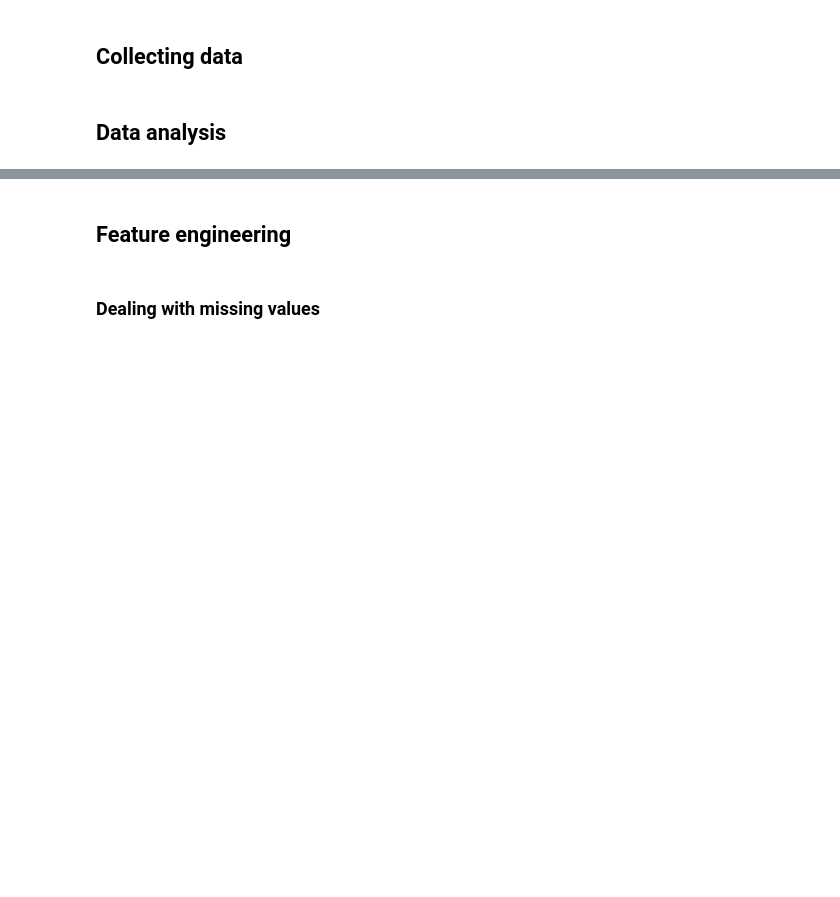
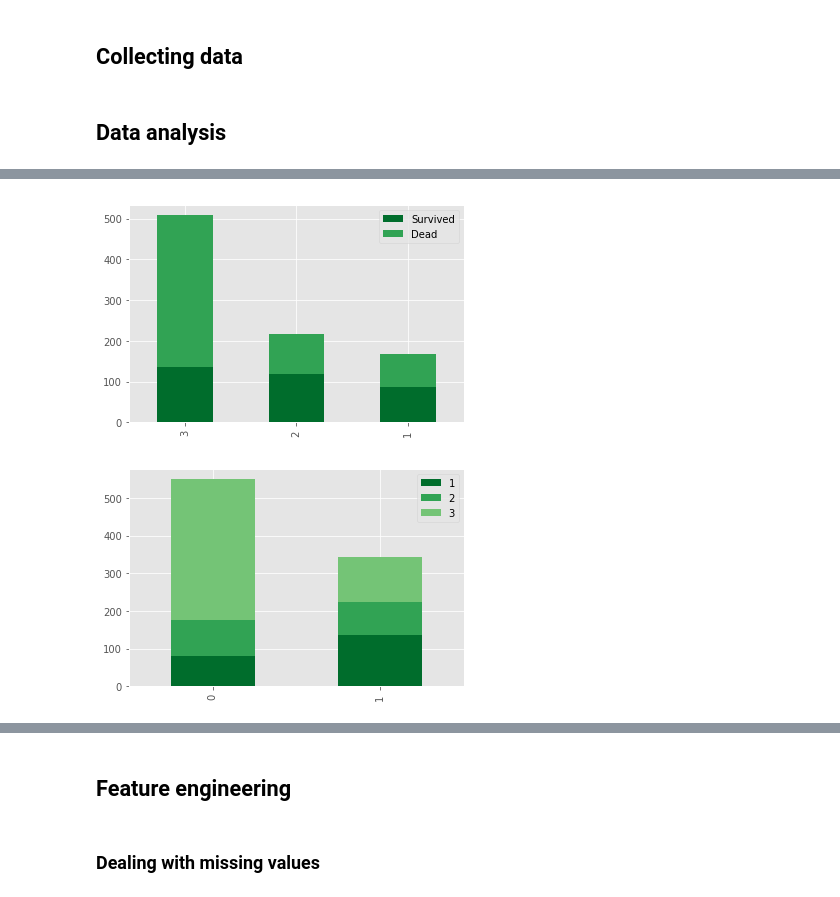
Before and after one commit to wojciechtobis/titanic, a Jupyter notebook: Titanic.ipynb, the cells around one changed output, grey strips where cells are left out. Saved outputs shown, nothing was run; the diff lists cells and outputs as text; code cells hidden in the pictures; blank space fills up the shorter version.

```diff
--- a/Titanic.ipynb
+++ b/Titanic.ipynb
@@ -18,0 +80,7 @@ columns = list(train_data);
+# %%
+# 'Pclass' column analysis
+stacked_bar_columns("Pclass");
+stacked_bar_class("Pclass");
+# %% [output]
+[figure, added]
+[figure, added]
```
Also changed, not shown: parts of 9 cells of this notebook, 1 other file.
